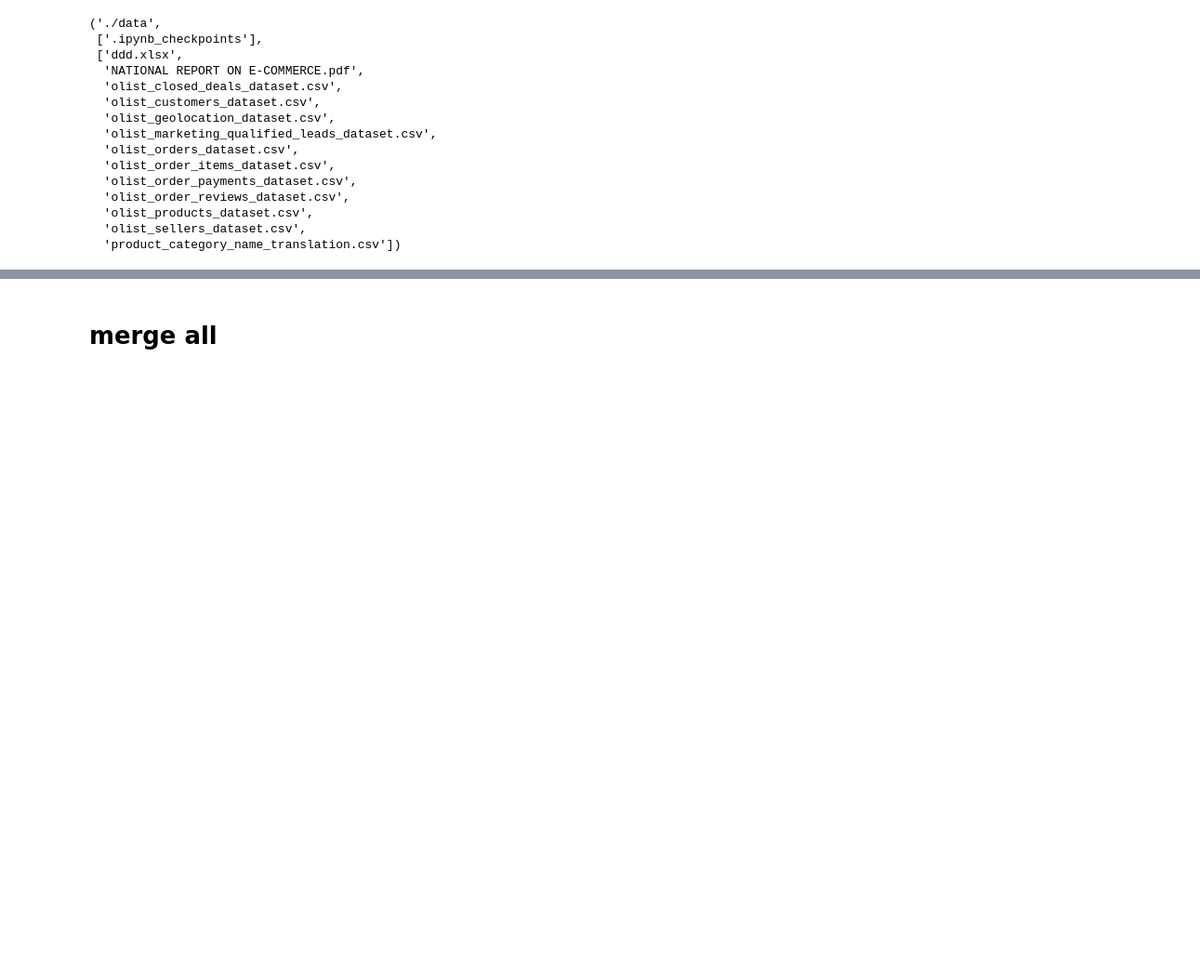
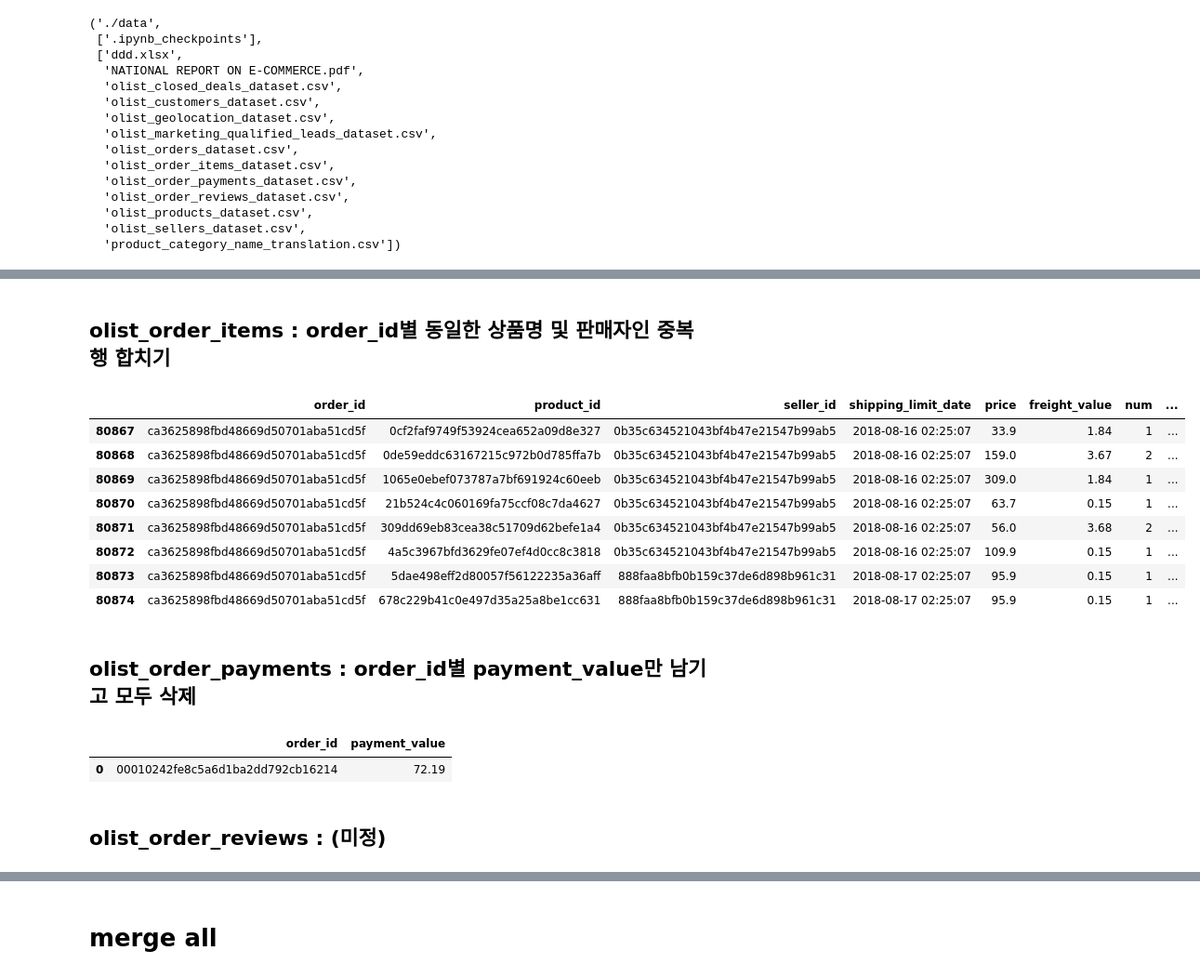
Before and after one commit to changyong93/project_Brazilian-E-Commerce-Public-Dataset-by-Olist, a Jupyter notebook: Untitled2.ipynb, the cells around one changed output, grey strips where cells are left out. Shown at 93% size. Saved outputs shown, nothing was run; the diff lists cells and outputs as text; code cells hidden in the pictures; blank space fills up the shorter version.

```diff
--- a/Untitled2.ipynb
+++ b/Untitled2.ipynb
@@ -7,15 +11,18 @@ import matplotlib.pyplot as plt
 import seaborn as sns
 import warnings
 import missingno as msno
-from os import walk
+import os
 from datetime import datetime, timedelta
 import datetime as dt
+import calendar
+import time
 plt.style.use("seaborn-darkgrid")
 plt.rc("font",family = "Malgun Gothic")
 plt.rc("axes",unicode_minus = False)
 
 warnings.filterwarnings(action = "ignore")
 pd.options.display.max_rows=100
+pd.options.display.max_columns = 100
 # %% [markdown]
 # load files
 # %%
@@ -54,0 +76,3 @@ olist_marketing_qualified_leads = pd.read_csv("./data/olist_marketing_qualified_
+# %%
+olist_order_items["payment_value_cal"] = olist_order_items["price"]+olist_order_items["freight_value"]
+olist_order_items.head()
@@ -54,0 +86,28 @@ olist_marketing_qualified_leads = pd.read_csv("./data/olist_marketing_qualified_
+# %% [markdown]
+## olist_order_items : order_id별 동일한 상품명 및 판매자인 중복 행 합치기
+# %%
+# olist_order_items[olist_order_items.order_id=="ca3625898fbd48669d50701aba51cd5f"]
+# olist_order_items[olist_order_items.product_id=="678c229b41c0e497d35a25a8be1cc631"]
+olist_order_items_temp = olist_order_items.groupby(["order_id","product_id","seller_id","shipping_limit_date","price","freight_value"])\
+.agg({"order_item_id" : "count", "payment_value_cal" : "sum"}).reset_index().rename(columns = {"order_item_id" : "num"})
+olist_order_items_temp[olist_order_items_temp.order_id=="ca3625898fbd48669d50701aba51cd5f"]
+# %% [output]
+|  | order_id | product_id | seller_id | shipping_limit_date | price | freight_value | num | ... |
+| 80867 | ca3625898fbd48669d50701aba51cd5f | 0cf2faf9749f53924cea652a09d8e327 | 0b35c634521043bf4b47e21547b99ab5 | 2018-08-16 02:25:07 | 33.9 | 1.84 | 1 | ... |
+| 80868 | ca3625898fbd48669d50701aba51cd5f | 0de59eddc63167215c972b0d785ffa7b | 0b35c634521043bf4b47e21547b99ab5 | 2018-08-16 02:25:07 | 159.0 | 3.67 | 2 | ... |
+| 80869 | ca3625898fbd48669d50701aba51cd5f | 1065e0ebef073787a7bf691924c60eeb | 0b35c634521043bf4b47e21547b99ab5 | 2018-08-16 02:25:07 | 309.0 | 1.84 | 1 | ... |
+| 80870 | ca3625898fbd48669d50701aba51cd5f | 21b524c4c060169fa75ccf08c7da4627 | 0b35c634521043bf4b47e21547b99ab5 | 2018-08-16 02:25:07 | 63.7 | 0.15 | 1 | ... |
+| 80871 | ca3625898fbd48669d50701aba51cd5f | 309dd69eb83cea38c51709d62befe1a4 | 0b35c634521043bf4b47e21547b99ab5 | 2018-08-16 02:25:07 | 56.0 | 3.68 | 2 | ... |
+| 80872 | ca3625898fbd48669d50701aba51cd5f | 4a5c3967bfd3629fe07ef4d0cc8c3818 | 0b35c634521043bf4b47e21547b99ab5 | 2018-08-16 02:25:07 | 109.9 | 0.15 | 1 | ... |
+| 80873 | ca3625898fbd48669d50701aba51cd5f | 5dae498eff2d80057f56122235a36aff | 888faa8bfb0b159c37de6d898b961c31 | 2018-08-17 02:25:07 | 95.9 | 0.15 | 1 | ... |
+| 80874 | ca3625898fbd48669d50701aba51cd5f | 678c229b41c0e497d35a25a8be1cc631 | 888faa8bfb0b159c37de6d898b961c31 | 2018-08-17 02:25:07 | 95.9 | 0.15 | 1 | ... |
+# %% [markdown]
+## olist_order_payments : order_id별 payment_value만 남기고 모두 삭제
+# %%
+olist_order_payments = olist_order_payments.groupby("order_id").payment_value.sum().reset_index()
+olist_order_payments.head(1)
+# %% [output]
+|  | order_id | payment_value |
+| 0 | 00010242fe8c5a6d1ba2dd792cb16214 | 72.19 |
+# %% [markdown]
+## olist_order_reviews : (미정)
```
Also changed, not shown: parts of 69 cells of this notebook.
